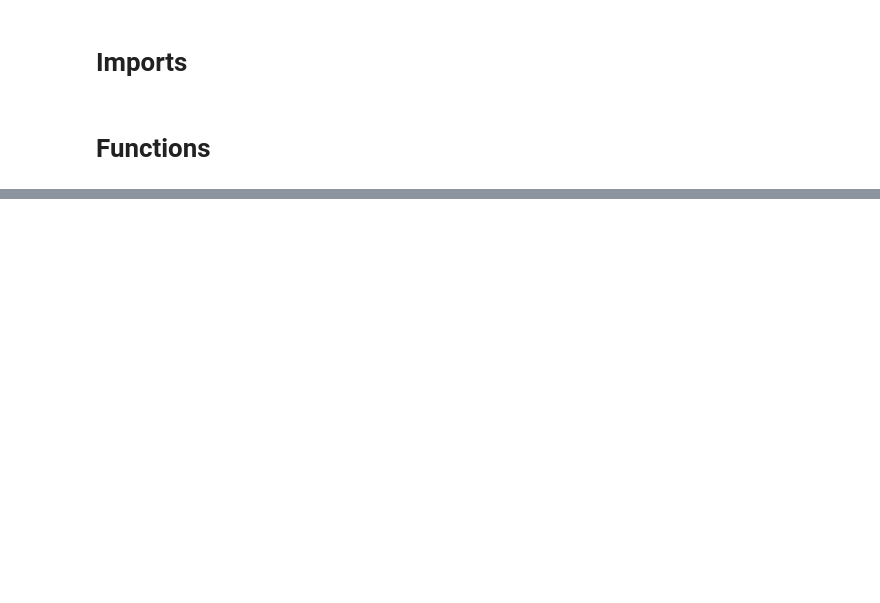
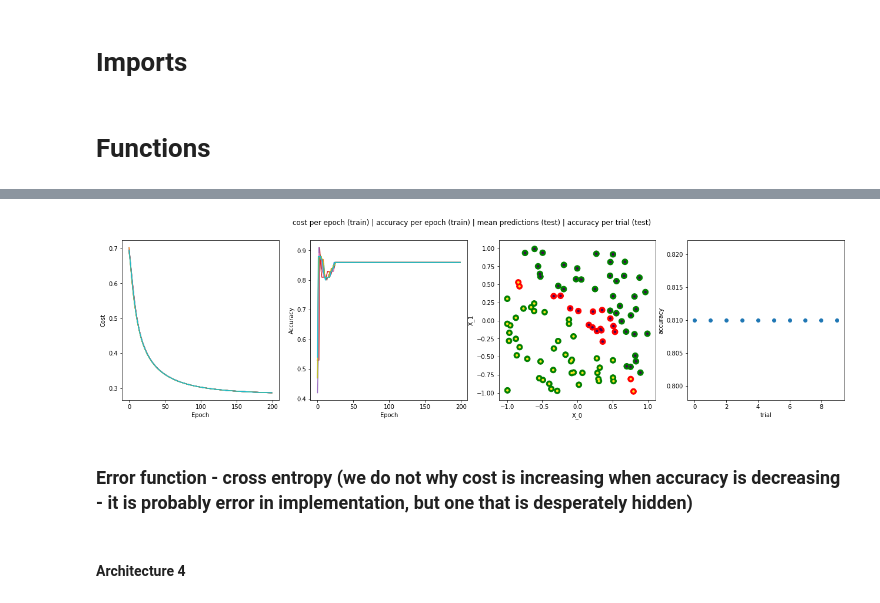
Before and after one commit to MichalBortkiewicz/mlp-neural-network, a Jupyter notebook: notebooks/classification.ipynb, the cells around one changed output, grey strips where cells are left out. Cells and saved outputs as stored; diff of their text form; code cells hidden in the pictures; blank space fills up the shorter version.

```diff
--- a/notebooks/classification.ipynb
+++ b/notebooks/classification.ipynb
@@ -153,0 +203,13 @@ plot_history_predictions(history, predictions, acc, X_test, y_test)
+# %%
+acc, predictions, history = chceck_model_class_binary(X_train.T, X_test.T, y_train, y_test, n_times=30, n_epochs=2000, batch_size=32, alpha=0.5,
+                                                      n_layers=2,
+                                                      n_neurons_per_layer=[2, 1], act_funcs=['relu', 'sigmoid'],
+                                                      bias=True, problem='classification_binary', error_function='binary_cross_entropy')
+# %%
+plot_history_predictions(history, predictions, acc, X_test, y_test)
+# %% [output]
+[figure, added]
+# %% [markdown]
+### Error function - cross entropy (we do not why cost is increasing when accuracy is decreasing - it is probably error in implementation, but one that is desperately hidden)
+# %% [markdown]
+#### Architecture 4
```
Also changed, not shown: parts of 48 cells of this notebook.
